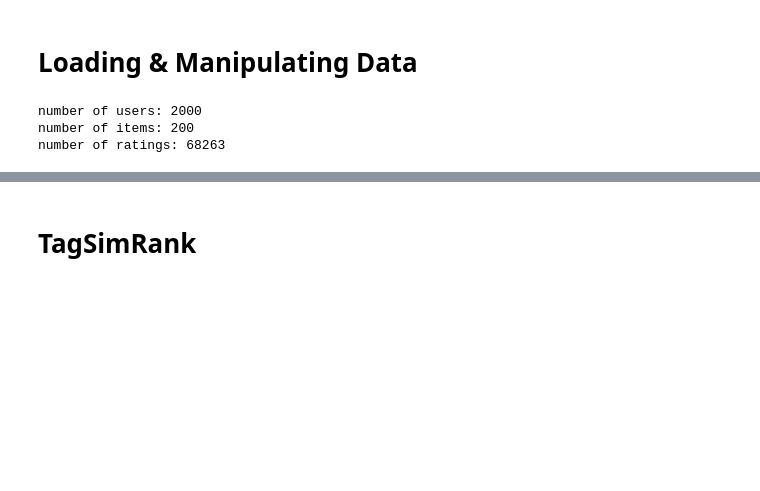
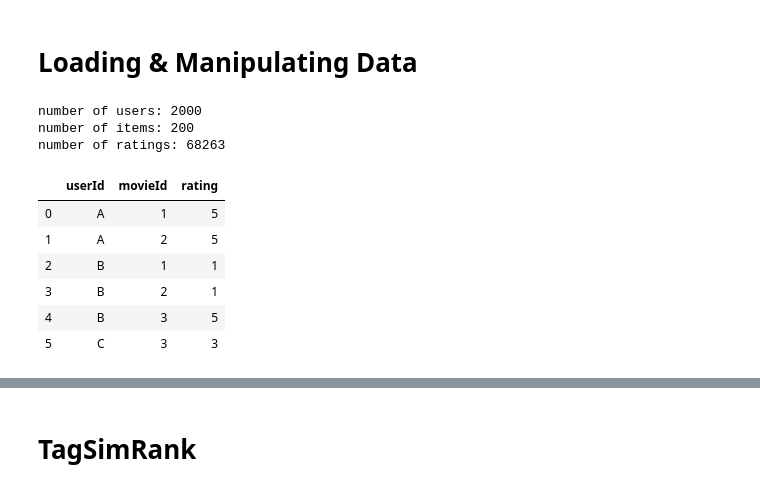
Before and after one commit to ysong1231/SimRank, a Jupyter notebook: Main.ipynb, the cells around one changed output, grey strips where cells are left out. Saved outputs shown, nothing was run; the diff lists cells and outputs as text; code cells hidden in the pictures; blank space fills up the shorter version.

```diff
--- a/Main.ipynb
+++ b/Main.ipynb
@@ -25,3 +25,15 @@ number of ratings: 68263
 # %%
 # Train test split
 rating_train, rating_test = train_test_split(rating_sample, test_size=0.10, random_state=42)
+# %%
+e = [['A', 1, 5], ['A', 2, 5], ['B', 1, 1], ['B', 2, 1], ['B', 3, 5], ['C', 3, 3]]
+e = pd.DataFrame(e, columns = ['userId', 'movieId', 'rating'])
+e
+# %% [output]
+|  | userId | movieId | rating |
+| 0 | A | 1 | 5 |
+| 1 | A | 2 | 5 |
+| 2 | B | 1 | 1 |
+| 3 | B | 2 | 1 |
+| 4 | B | 3 | 5 |
+| 5 | C | 3 | 3 |
```
Also changed, not shown: parts of 13 cells of this notebook, 4 other files.
